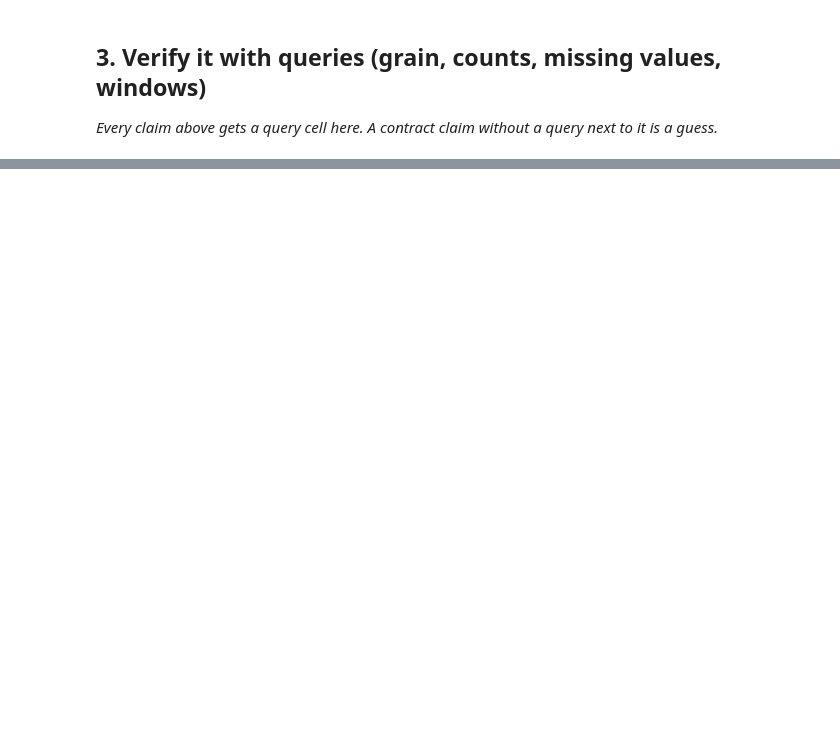
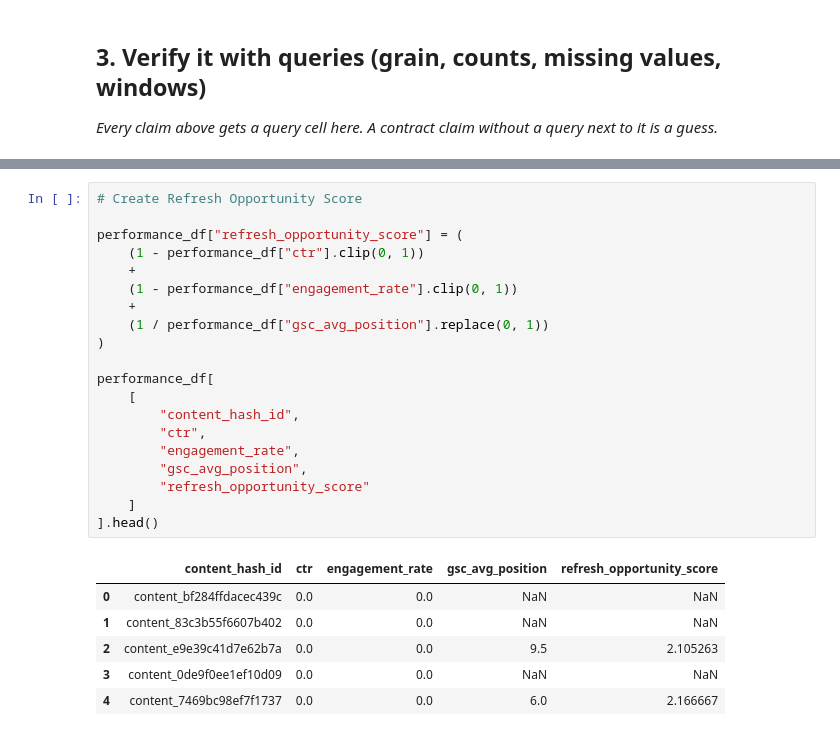
Before and after one commit to R-SamiUllah/Flyrank-Task1, a Jupyter notebook: work/notebooks/w03_data_contract.ipynb, the cells around one changed output, grey strips where cells are left out. Cells and saved outputs as stored; diff of their text form; blank space fills up the shorter version.

```diff
--- a/work/notebooks/w03_data_contract.ipynb
+++ b/work/notebooks/w03_data_contract.ipynb
@@ -36,0 +360,27 @@ This skeleton is yours to fill. Work the sections **in order** — each one has
+# %%
+# Create Refresh Opportunity Score
+
+performance_df["refresh_opportunity_score"] = (
+    (1 - performance_df["ctr"].clip(0, 1))
+    +
+    (1 - performance_df["engagement_rate"].clip(0, 1))
+    +
+    (1 / performance_df["gsc_avg_position"].replace(0, 1))
+)
+
+performance_df[
+    [
+        "content_hash_id",
+        "ctr",
+        "engagement_rate",
+        "gsc_avg_position",
+        "refresh_opportunity_score"
+    ]
+].head()
+# %% [output]
+|  | content_hash_id | ctr | engagement_rate | gsc_avg_position | refresh_opportunity_score |
+| 0 | content_bf284ffdacec439c | 0.0 | 0.0 | NaN | NaN |
+| 1 | content_83c3b55f6607b402 | 0.0 | 0.0 | NaN | NaN |
+| 2 | content_e9e39c41d7e62b7a | 0.0 | 0.0 | 9.5 | 2.105263 |
+| 3 | content_0de9f0ee1ef10d09 | 0.0 | 0.0 | NaN | NaN |
+| 4 | content_7469bc98ef7f1737 | 0.0 | 0.0 | 6.0 | 2.166667 |
```
Also changed, not shown: parts of 39 cells of this notebook.
